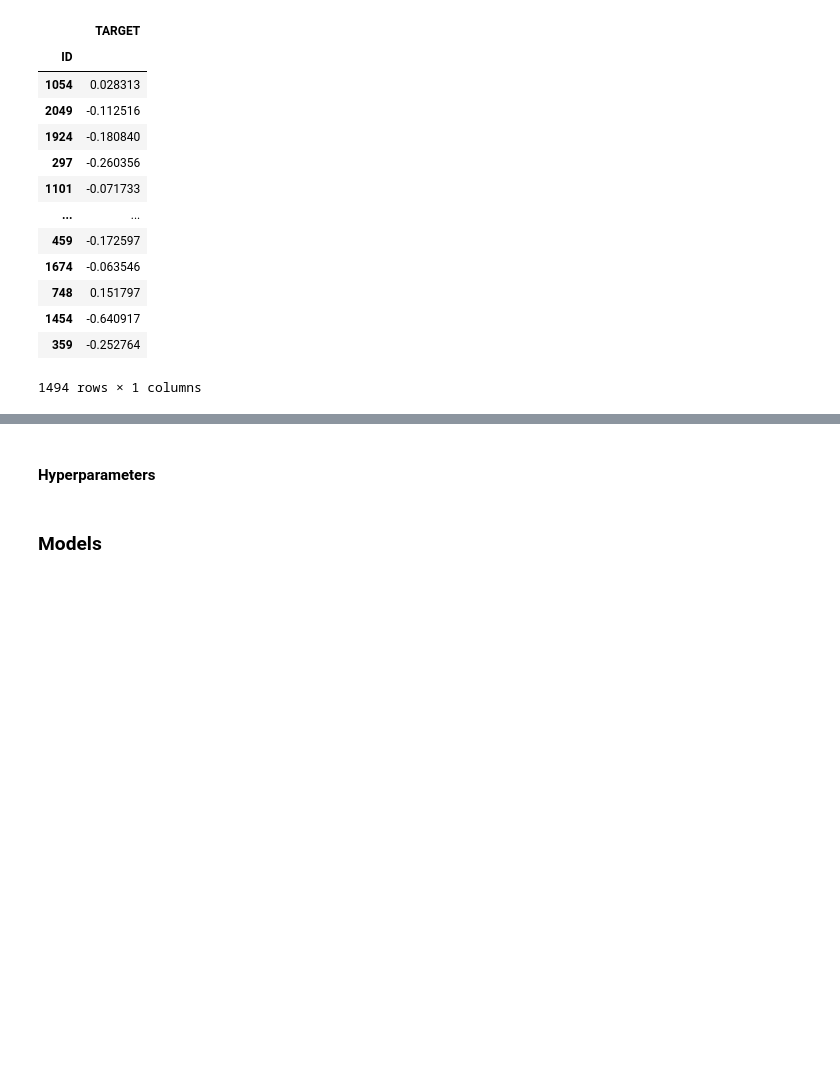
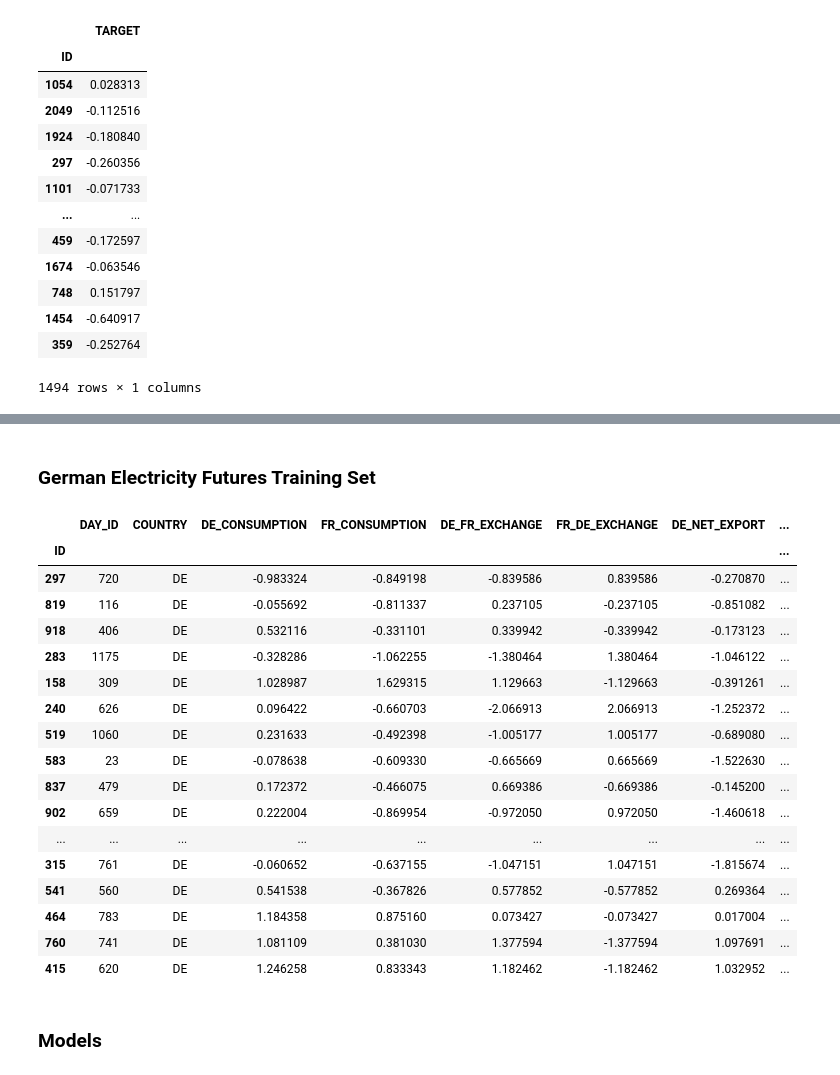
Before and after one commit to 0xandrewdu/qrt_energy, a Jupyter notebook: main.ipynb, the cells around one changed output, grey strips where cells are left out. Cells and saved outputs as stored; diff of their text form; code cells hidden in the pictures; blank space fills up the shorter version.

```diff
--- a/main.ipynb
+++ b/main.ipynb
@@ -258,2 +356,0 @@ y
-# %% [markdown]
-#### Hyperparameters
@@ -317,3 +357,28 @@ class SDLinReg:
+# %% [markdown]
+### German Electricity Futures Training Set
+# %%
+de_x = de.drop(['FR_DE_EXCHANGE', 'DE_NET_EXPORT', 'FR_NET_EXPORT'] , axis=1)
+de_y = y.loc[de.index]
+de.head(20)
+# %% [output]
+|  | DAY_ID | COUNTRY | DE_CONSUMPTION | FR_CONSUMPTION | DE_FR_EXCHANGE | FR_DE_EXCHANGE | DE_NET_EXPORT | ... |
+| ID |  |  |  |  |  |  |  | ... |
+| 297 | 720 | DE | -0.983324 | -0.849198 | -0.839586 | 0.839586 | -0.270870 | ... |
+| 819 | 116 | DE | -0.055692 | -0.811337 | 0.237105 | -0.237105 | -0.851082 | ... |
+| 918 | 406 | DE | 0.532116 | -0.331101 | 0.339942 | -0.339942 | -0.173123 | ... |
+| 283 | 1175 | DE | -0.328286 | -1.062255 | -1.380464 | 1.380464 | -1.046122 | ... |
+| 158 | 309 | DE | 1.028987 | 1.629315 | 1.129663 | -1.129663 | -0.391261 | ... |
+| 240 | 626 | DE | 0.096422 | -0.660703 | -2.066913 | 2.066913 | -1.252372 | ... |
+| 519 | 1060 | DE | 0.231633 | -0.492398 | -1.005177 | 1.005177 | -0.689080 | ... |
+| 583 | 23 | DE | -0.078638 | -0.609330 | -0.665669 | 0.665669 | -1.522630 | ... |
+| 837 | 479 | DE | 0.172372 | -0.466075 | 0.669386 | -0.669386 | -0.145200 | ... |
+| 902 | 659 | DE | 0.222004 | -0.869954 | -0.972050 | 0.972050 | -1.460618 | ... |
+| ... | ... | ... | ... | ... | ... | ... | ... | ... |
+| 315 | 761 | DE | -0.060652 | -0.637155 | -1.047151 | 1.047151 | -1.815674 | ... |
+| 541 | 560 | DE | 0.541538 | -0.367826 | 0.577852 | -0.577852 | 0.269364 | ... |
+| 464 | 783 | DE | 1.184358 | 0.875160 | 0.073427 | -0.073427 | 0.017004 | ... |
+| 760 | 741 | DE | 1.081109 | 0.381030 | 1.377594 | -1.377594 | 1.097691 | ... |
+| 415 | 620 | DE | 1.246258 | 0.833343 | 1.182462 | -1.182462 | 1.032952 | ... |
 # %% [markdown]
 ### Models
 # %% [markdown]
```
Also changed, not shown: parts of 14 cells of this notebook.
